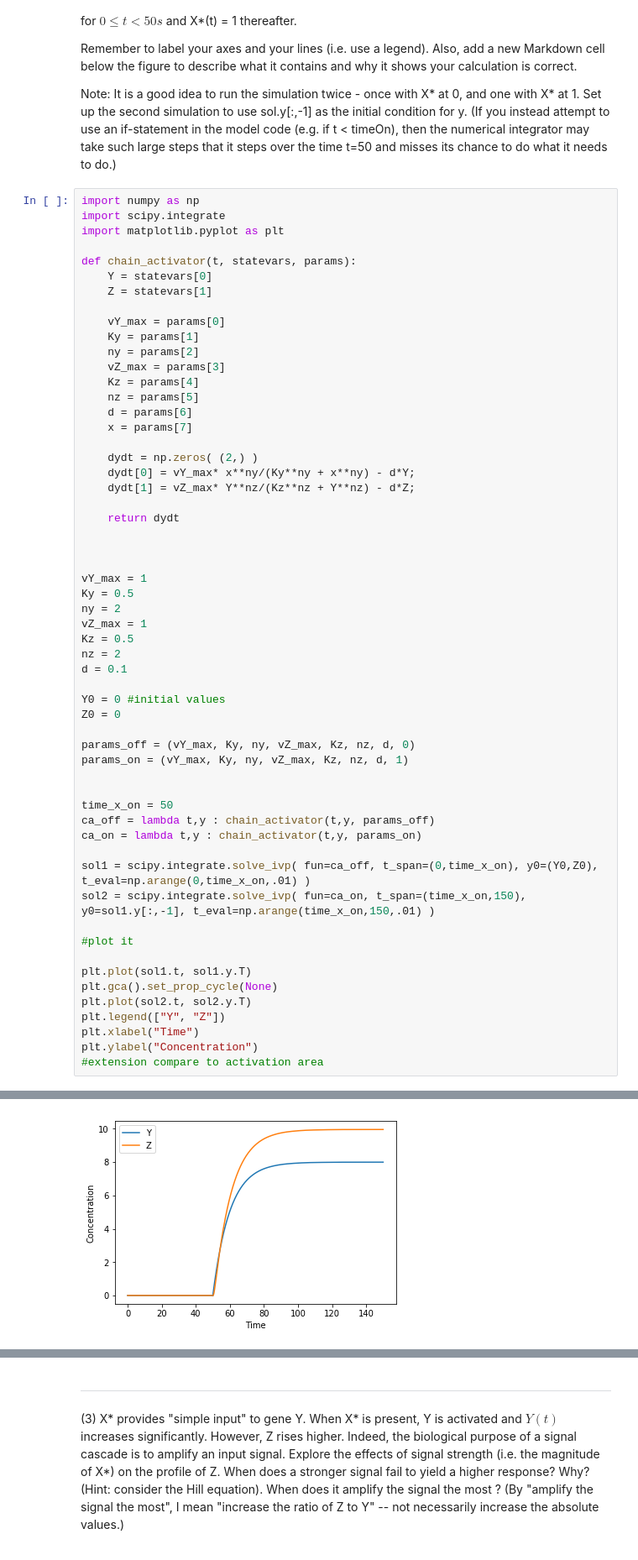
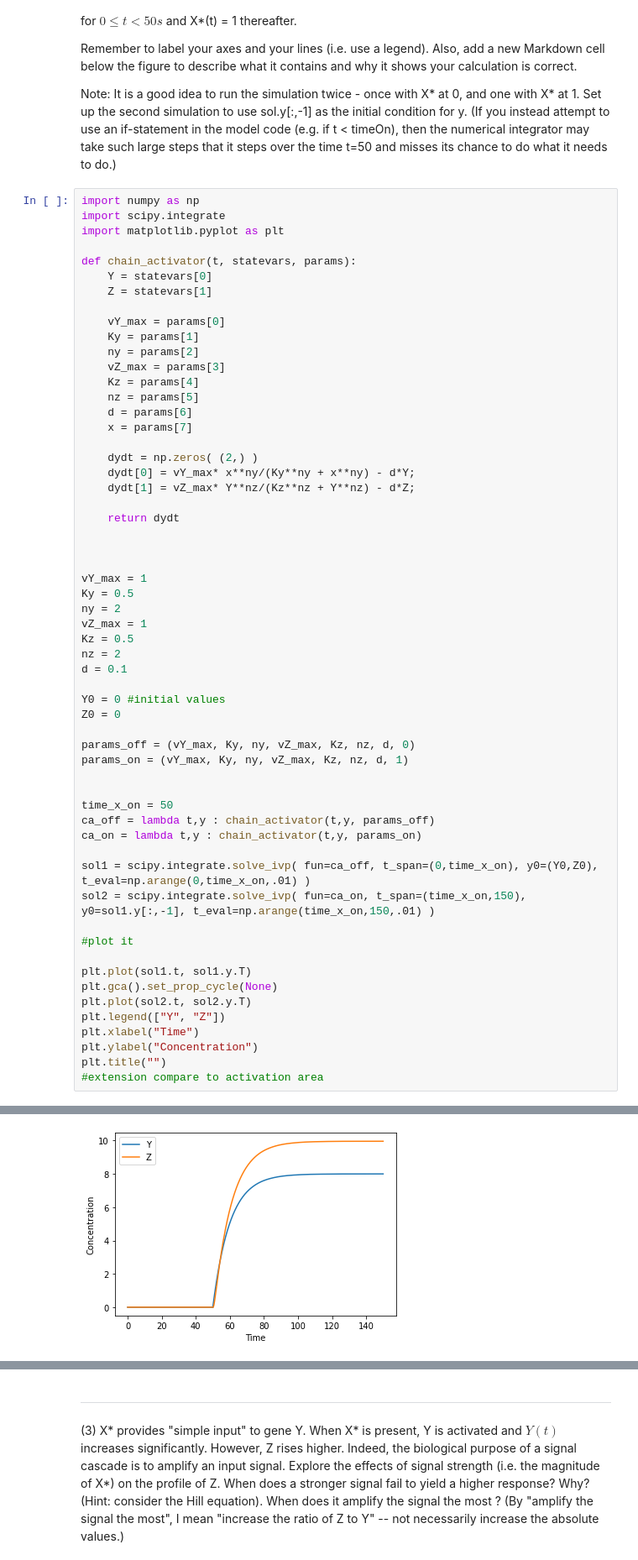
Before and after one commit to hmhwan21/cs341projects, a Jupyter notebook: proj2/Project2.ipynb, the cells around one changed output, grey strips where cells are left out. Shown at 84% size. Saved outputs shown, nothing was run; the diff lists cells and outputs as text.

```diff
--- a/proj2/Project2.ipynb
+++ b/proj2/Project2.ipynb
@@ -71,32 +71,33 @@ ny = 2
 vZ_max = 1
 Kz = 0.5
 nz = 2
 d = 0.1
 
 Y0 = 0 #initial values
 Z0 = 0
 
 params_off = (vY_max, Ky, ny, vZ_max, Kz, nz, d, 0)
 params_on = (vY_max, Ky, ny, vZ_max, Kz, nz, d, 1)
 
 
 time_x_on = 50
 ca_off = lambda t,y : chain_activator(t,y, params_off)
 ca_on = lambda t,y : chain_activator(t,y, params_on)
 
 sol1 = scipy.integrate.solve_ivp( fun=ca_off, t_span=(0,time_x_on), y0=(Y0,Z0), t_eval=np.arange(0,time_x_on,.01) )
 sol2 = scipy.integrate.solve_ivp( fun=ca_on, t_span=(time_x_on,150), y0=sol1.y[:,-1], t_eval=np.arange(time_x_on,150,.01) )
 
 #plot it
 
 plt.plot(sol1.t, sol1.y.T)
 plt.gca().set_prop_cycle(None)
 plt.plot(sol2.t, sol2.y.T)
 plt.legend(["Y", "Z"])
 plt.xlabel("Time")
 plt.ylabel("Concentration")
+plt.title("")
 #extension compare to activation area
 # %% [output]
 Text(0, 0.5, 'Concentration')
-[figure, old version]
+[figure, new version]
 # %% [markdown]
```
Also changed, not shown: parts of 4 cells of this notebook.
